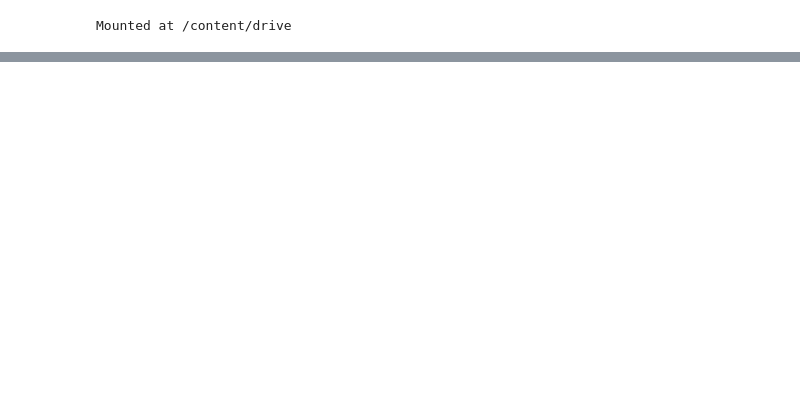
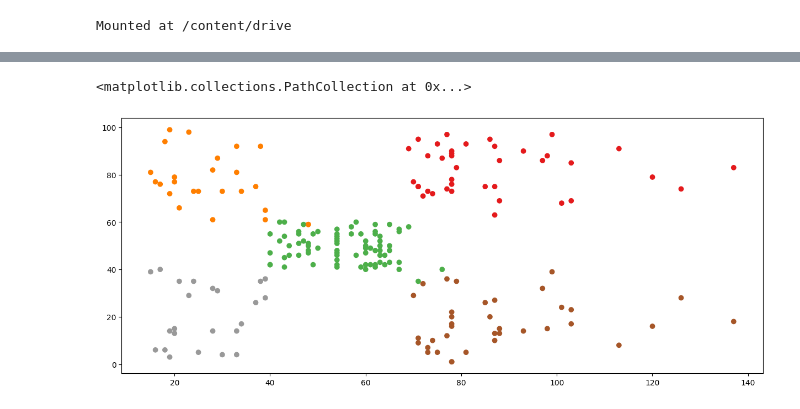
Before and after one commit to douglas-t/acs-community-deployment, a Jupyter notebook: clursering_kmeans.ipynb, the cells around one changed output, grey strips where cells are left out. Cells and saved outputs as stored; diff of their text form; code cells hidden in the pictures; blank space fills up the shorter version.

```diff
--- a/clursering_kmeans.ipynb
+++ b/clursering_kmeans.ipynb
@@ -22,0 +81,4 @@ data_mall.sample(5)
+# %%
+dummies=pd.get_dummies(data_mall['Gender']).rename(columns=lambda x: 'Gender_' + str(x))
+data_mall=pd.concat([data_mall,dummies],axis=1)
+data_mall.drop('Gender',axis=1,inplace=True)
@@ -22,0 +103,6 @@ data_mall.sample(5)
+# %%
+#init ='k-means++', max_iter=300, n_init=10, random_state=0
+from sklearn.cluster import KMeans
+n_clusters=5
+modelKM_5=KMeans(n_clusters)
+modelKM_5=modelKM_5.fit(data_mall)
@@ -22,0 +162,11 @@ data_mall.sample(5)
+# %%
+#visualisation des clusters / modelKM.label_.astype(float) / c=colormap[modelKM_5.labels_]
+plt.figure(figsize=(15,6))
+#colormap = np.array(['red','green','blue,'pink','purple'])
+plt.scatter(data_mall.iloc[:,1], data_mall.iloc[:,2], c=modelKM_5.labels_.astype(float),cmap=plt.cm.Set1)
+#plt.xlabel('Annual Income')
+#plt.ylabel('Spending Score')
+#plt.show()
+# %% [output]
+<matplotlib.collections.PathCollection at 0x...>
+[figure, added]
```
Also changed, not shown: parts of 13 cells of this notebook.
